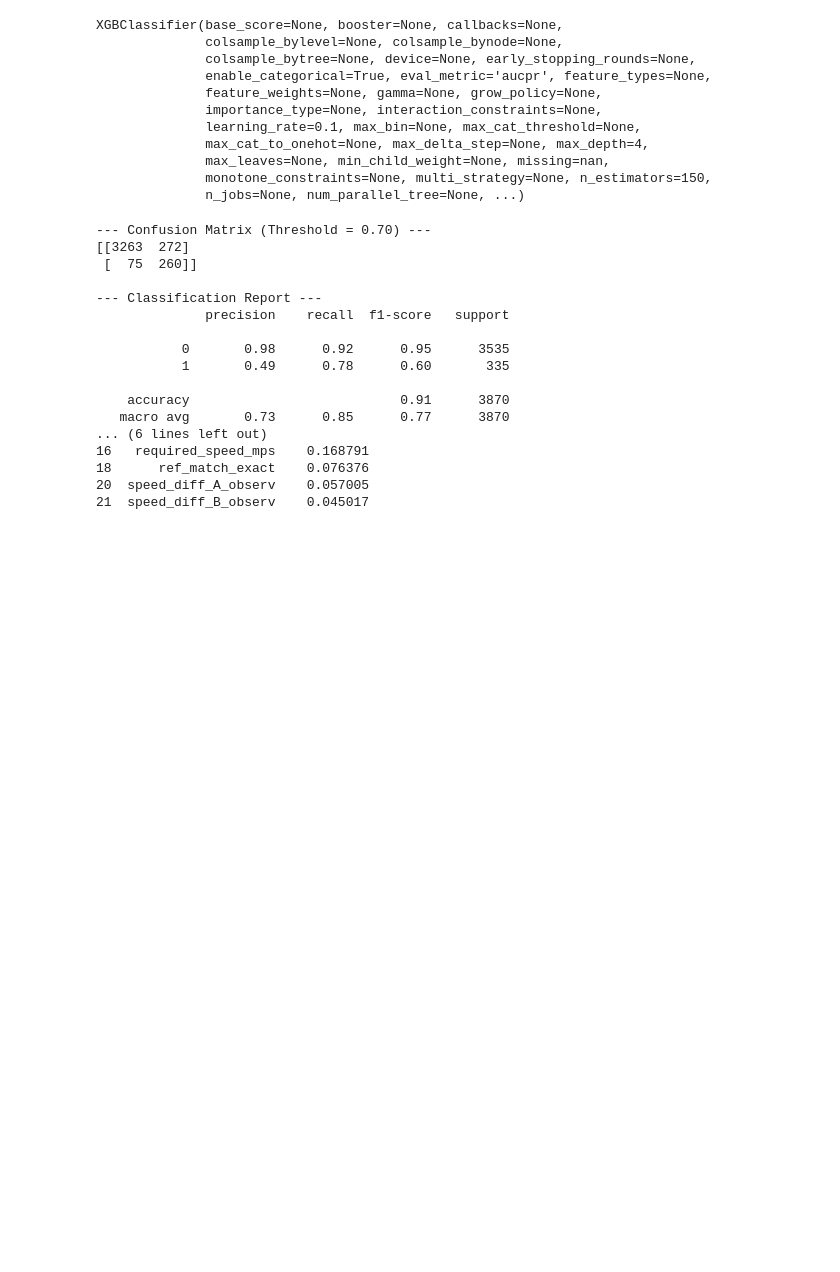
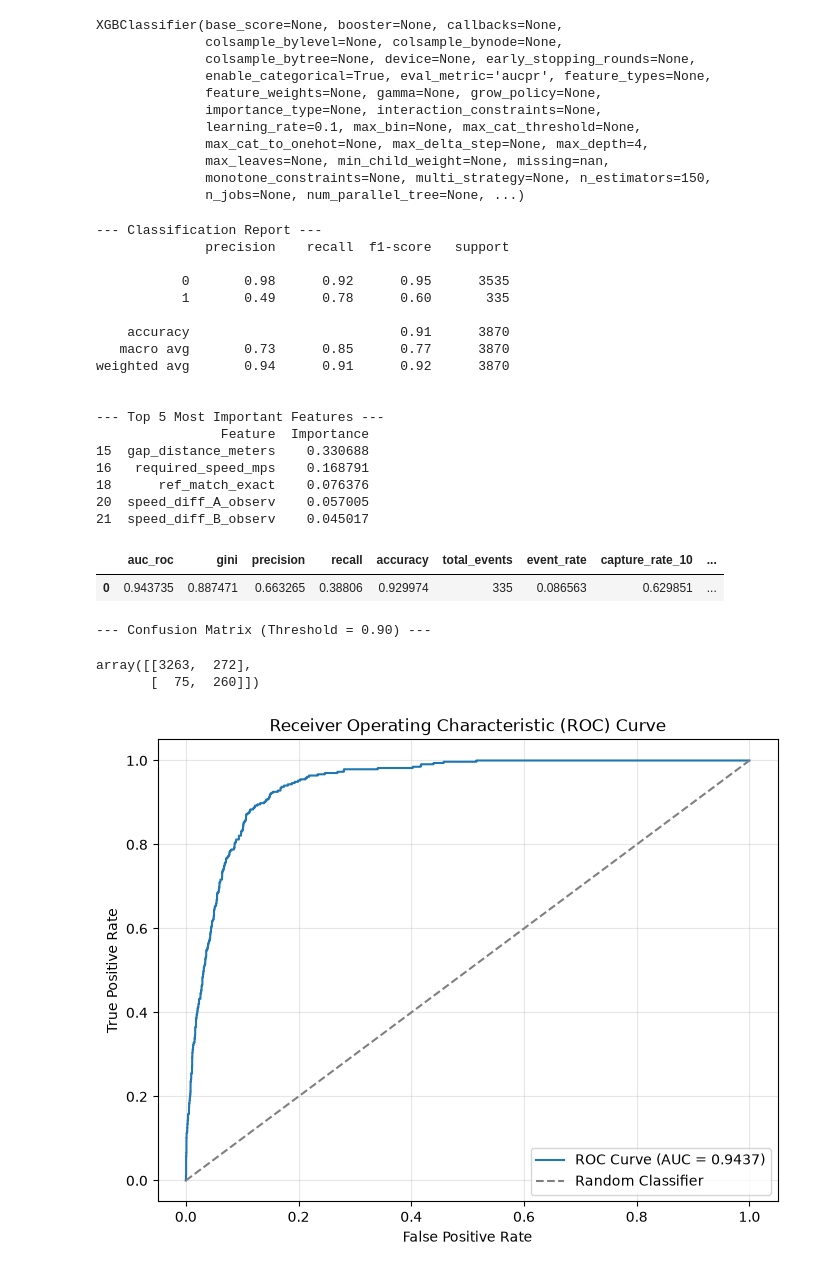
Before and after one commit to Saranyapal21/tracklet-tracker, a Jupyter notebook: notebooks/final-training-and-evaluation.ipynb, the cells around one changed output. Cells and saved outputs as stored; diff of their text form; code cells hidden in the pictures; blank space fills up the shorter version.

```diff
--- a/notebooks/final-training-and-evaluation.ipynb
+++ b/notebooks/final-training-and-evaluation.ipynb
@@ -366,10 +375,14 @@ def build_complete_dataset(base_path: str, limit: int):
 # %%
-train_path = f"/Users/saranyapal/Developer/tracklet-tracker/data/candidate-packet/data/train/"
-test_path = f"/Users/saranyapal/Developer/tracklet-tracker/data/candidate-packet/data/test/"
-val_path = f"/Users/saranyapal/Developer/tracklet-tracker/data/candidate-packet/data/validation/"
+master_path = "/Users/saranyapal/Developer/tracklet-tracker/data/candidate-packet/data"
 
-X_train, y_train = build_complete_dataset(train_path, 80)
-X_test, y_test = build_complete_dataset(test_path, 20)
-X_val, y_val = build_complete_dataset(val_path, 20)
+train_path = f"{master_path}/train/"
+test_path = f"{master_path}/test/"
+val_path = f"{master_path}/validation/"
+
+full_train, full_test, full_val, X_train, X_test, X_val, y_train, y_test, y_val = build_train_test_eval_set(
+    train_path,
+    test_path,
+    val_path
+)
 # %% [output]
 Processing scenario 001...
@@ -449,5 +464,5 @@ from sklearn.metrics import classification_report, confusion_matrix, precision_r
 # %%
-pos_weight = (y == 0).sum() / (y == 1).sum()
+pos_weight = (y_train == 0).sum() / (y_train == 1).sum()
 
 model = xgb.XGBClassifier(
     scale_pos_weight=pos_weight,
@@ -485,9 +500,6 @@ y_pred_proba = model.predict_proba(X_val)[:, 1]
 # So we require 70% confidence to predict a link, rather than the default 50%.
 strict_threshold = 0.70
 y_pred_strict = (y_pred_proba >= strict_threshold).astype(int)
-
-print("\n--- Confusion Matrix (Threshold = 0.70) ---")
-print(confusion_matrix(y_val, y_pred_strict))
 
 print("\n--- Classification Report ---")
 print(classification_report(y_val, y_pred_strict))
@@ -501,10 +513,6 @@ importance = pd.DataFrame({
 print("\n--- Top 5 Most Important Features ---")
 print(importance.head(5))
 # %% [output]
---- Confusion Matrix (Threshold = 0.70) ---
-[[3263  272]
- [  75  260]]
-
 --- Classification Report ---
               precision    recall  f1-score   support
 
@@ -513,7 +521,12 @@ print(importance.head(5))
 
     accuracy                           0.91      3870
    macro avg       0.73      0.85      0.77      3870
-... (6 lines left out)
+weighted avg       0.94      0.91      0.92      3870
+
+
+--- Top 5 Most Important Features ---
+                Feature  Importance
+15  gap_distance_meters    0.330688
 16   required_speed_mps    0.168791
 18      ref_match_exact    0.076376
 20  speed_diff_A_observ    0.057005
@@ -520,0 +581,34 @@ print(importance.head(5))
+# %%
+metrics_df = compute_evaluation_metrics(y_val, y_pred_proba, threshold=0.90)
+metrics_df
+# %% [output]
+|  | auc_roc | gini | precision | recall | accuracy | total_events | event_rate | capture_rate_10 | ... |
+| 0 | 0.943735 | 0.887471 | 0.663265 | 0.38806 | 0.929974 | 335 | 0.086563 | 0.629851 | ... |
+# %%
+## Confusion Matrix
+print("\n--- Confusion Matrix (Threshold = 0.90) ---")
+confusion_matrix(y_val, y_pred_strict)
+# %% [output]
+--- Confusion Matrix (Threshold = 0.90) ---
+array([[3263,  272],
+       [  75,  260]])
+# %%
+fpr, tpr, thresholds = roc_curve(
+    y_true=y_val,
+    y_score=y_pred_proba
+)
+
+roc_auc = auc(fpr, tpr)
+
+plt.figure(figsize=(8, 6))
+plt.plot(fpr, tpr, label=f"ROC Curve (AUC = {roc_auc:.4f})")
+plt.plot([0, 1], [0, 1], linestyle="--", color="grey", label="Random Classifier")
+
+plt.xlabel("False Positive Rate")
+plt.ylabel("True Positive Rate")
+plt.title("Receiver Operating Characteristic (ROC) Curve")
+plt.legend(loc="lower right")
+plt.grid(alpha=0.3)
+plt.show()
+# %% [output]
+[figure, added]
```
Also changed, not shown: parts of 10 cells of this notebook, 9 other files.
